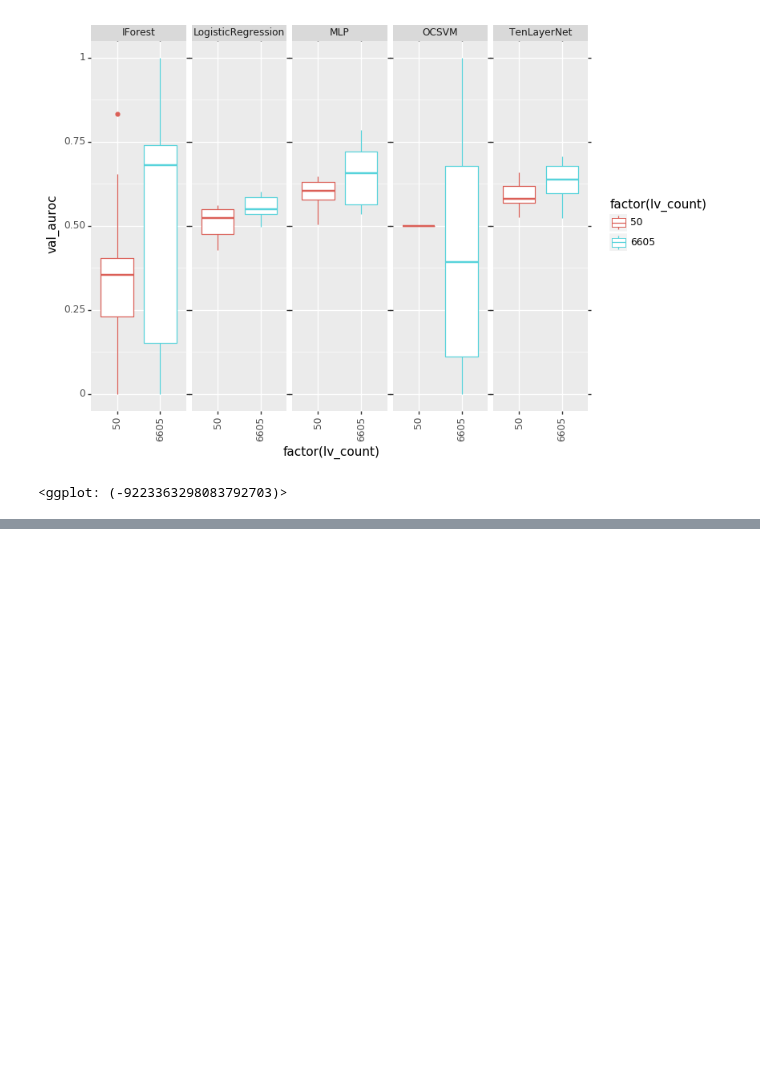
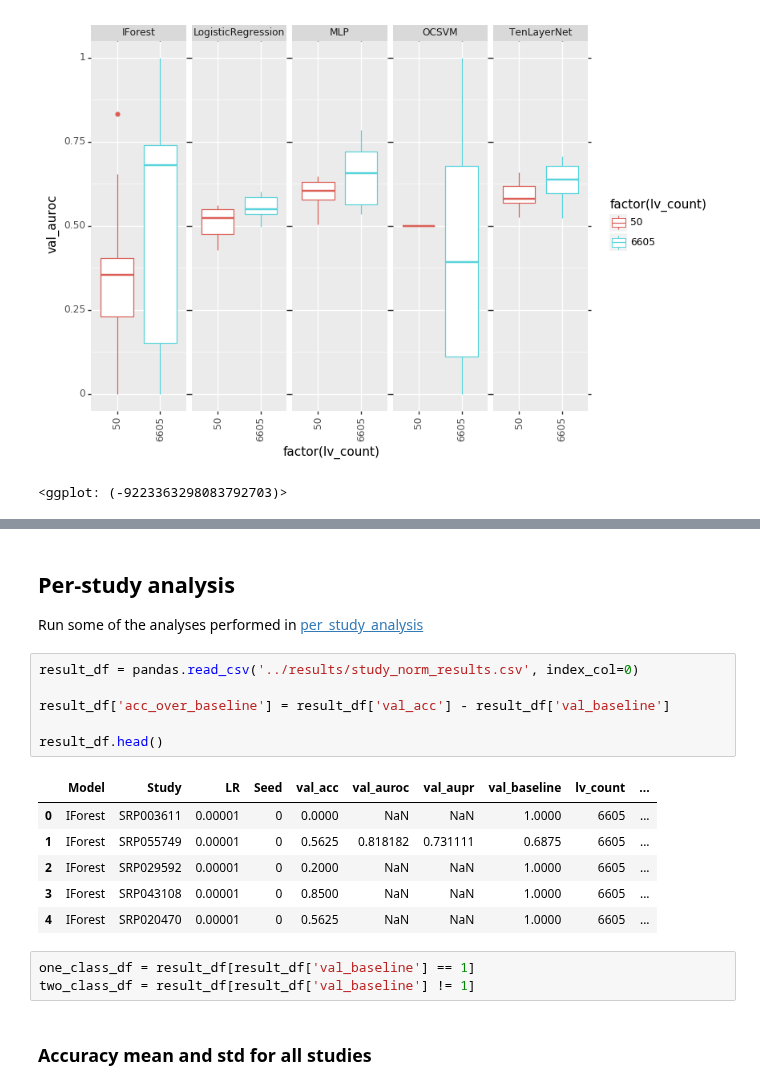
Before and after one commit to greenelab/brd-net, a Jupyter notebook: analyses/normalization_analysis.ipynb, the cells around one changed output, grey strips where cells are left out. Cells and saved outputs as stored; diff of their text form; blank space fills up the shorter version.

Commit message:
Added per-study analyses

```diff
--- a/analyses/normalization_analysis.ipynb
+++ b/analyses/normalization_analysis.ipynb
@@ -119,0 +123,21 @@ The iterable function was deprecated in Matplotlib 3.1 and will be removed in 3.
+# %% [markdown]
+## Per-study analysis
+Run some of the analyses performed in [per_study_analysis](./per_study_analysis.ipynb)
+# %%
+result_df = pandas.read_csv('../results/study_norm_results.csv', index_col=0)
+
+result_df['acc_over_baseline'] = result_df['val_acc'] - result_df['val_baseline']
+
+result_df.head()
+# %% [output]
+|  | Model | Study | LR | Seed | val_acc | val_auroc | val_aupr | val_baseline | lv_count | ... |
+| 0 | IForest | SRP003611 | 0.00001 | 0 | 0.0000 | NaN | NaN | 1.0000 | 6605 | ... |
+| 1 | IForest | SRP055749 | 0.00001 | 0 | 0.5625 | 0.818182 | 0.731111 | 0.6875 | 6605 | ... |
+| 2 | IForest | SRP029592 | 0.00001 | 0 | 0.2000 | NaN | NaN | 1.0000 | 6605 | ... |
+| 3 | IForest | SRP043108 | 0.00001 | 0 | 0.8500 | NaN | NaN | 1.0000 | 6605 | ... |
+| 4 | IForest | SRP020470 | 0.00001 | 0 | 0.5625 | NaN | NaN | 1.0000 | 6605 | ... |
+# %%
+one_class_df = result_df[result_df['val_baseline'] == 1]
+two_class_df = result_df[result_df['val_baseline'] != 1]
+# %% [markdown]
+### Accuracy mean and std for all studies
```
Also changed, not shown: parts of 9 cells of this notebook.
